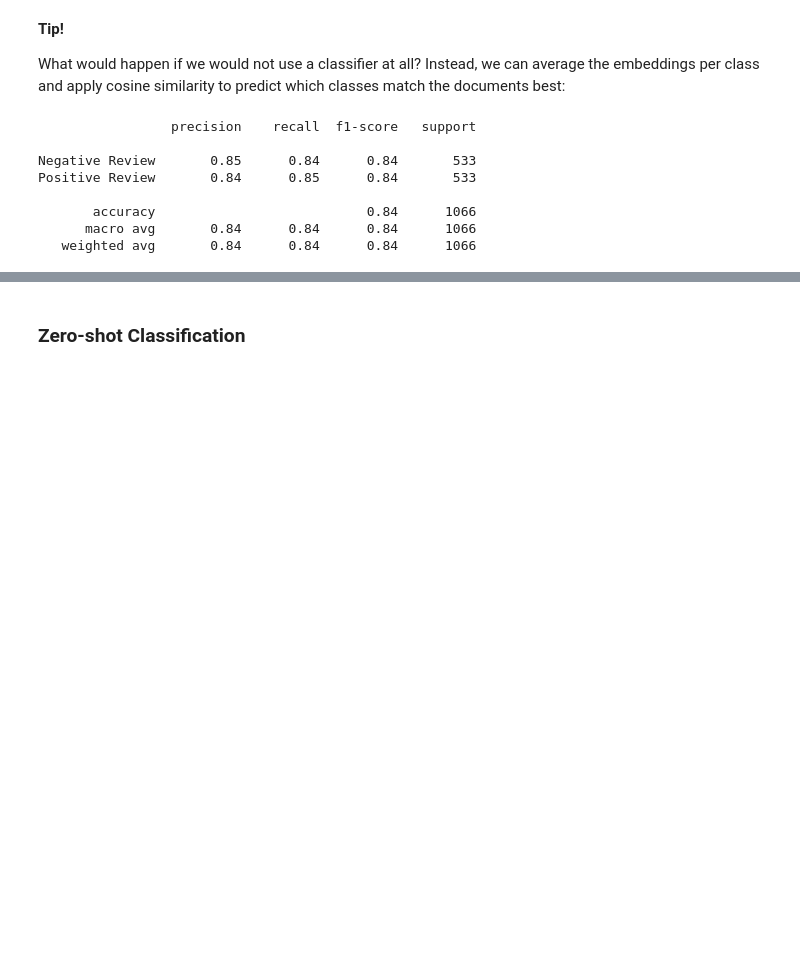
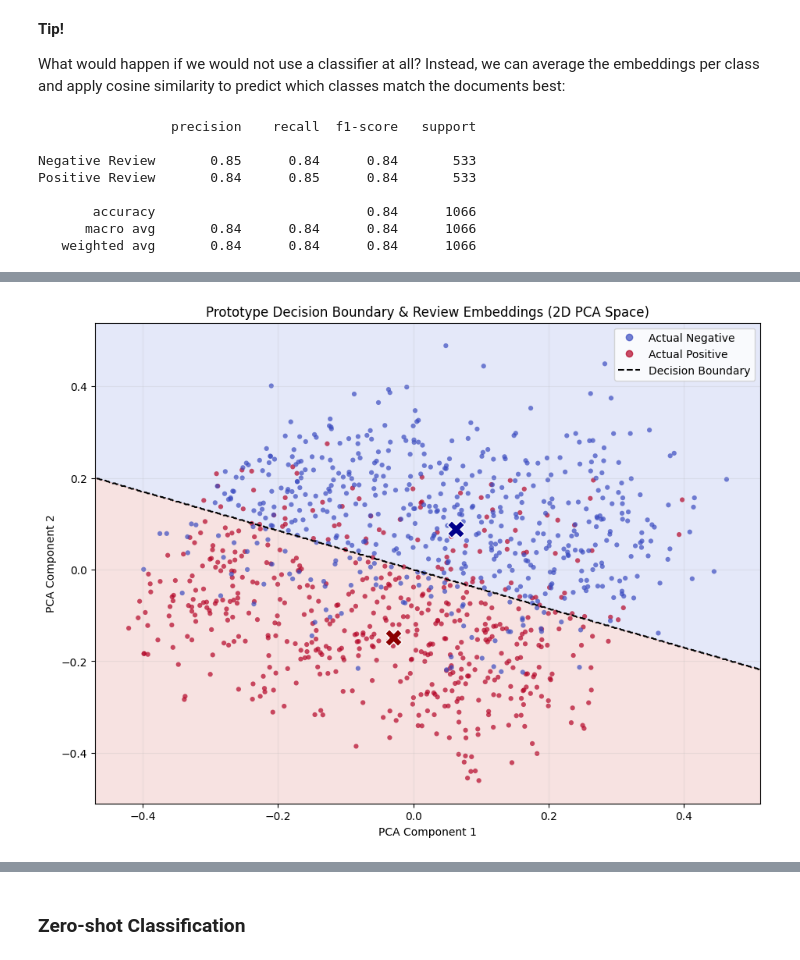
Before and after one commit to abdelrahmanali15/Hands-On-Large-Language-Models, a Jupyter notebook: chapter04/Chapter 4 - Text Classification.ipynb, the cells around one changed output, grey strips where cells are left out. Cells and saved outputs as stored; diff of their text form; code cells hidden in the pictures; blank space fills up the shorter version.

```diff
--- a/chapter04/Chapter 4 - Text Classification.ipynb
+++ b/chapter04/Chapter 4 - Text Classification.ipynb
@@ -249,0 +378,62 @@ Positive Review       0.84      0.85      0.84       533
+# %%
+import numpy as np
+import matplotlib.pyplot as plt
+from sklearn.decomposition import PCA
+from sklearn.metrics.pairwise import cosine_similarity
+
+# 1. Compress the test embeddings down to 2 dimensions
+pca = PCA(n_components=2, random_state=42)
+embeddings_2d = pca.fit_transform(test_embeddings)
+
+# 2. Compress the 768D prototypes into the exact same 2D PCA space
+# (averaged_target_embeddings has shape [2, 768])
+prototypes_2d = pca.transform(averaged_target_embeddings)
+neg_prototype_2d = prototypes_2d[0]
+pos_prototype_2d = prototypes_2d[1]
+
+# 3. Create a mesh grid over the boundaries of our 2D plot
+x_min, x_max = embeddings_2d[:, 0].min() - 0.05, embeddings_2d[:, 0].max() + 0.05
+y_min, y_max = embeddings_2d[:, 1].min() - 0.05, embeddings_2d[:, 1].max() + 0.05
+xx, yy = np.meshgrid(np.arange(x_min, x_max, 0.002),
+                     np.arange(y_min, y_max, 0.002))
+
+# 4. Flatten the grid points to calculate similarities for the entire background
+grid_points = np.c_[xx.ravel(), yy.ravel()]
+
+# Calculate cosine similarity of every grid coordinate to the 2D prototypes
+grid_sims = cosine_similarity(grid_points, prototypes_2d)
+# Determine background assignment (0 or 1) based on argmax
+grid_predictions = np.argmax(grid_sims, axis=1)
+grid_predictions = grid_predictions.reshape(xx.shape)
+
+# 5. Start plotting
+plt.figure(figsize=(11, 8))
+
+# Draw the decision boundary / background regions
+plt.contourf(xx, yy, grid_predictions, alpha=0.15, cmap='coolwarm')
+# Draw the explicit boundary line separating the two regions
+plt.contour(xx, yy, grid_predictions, levels=[0.5], colors='black', linewidths=1.5, linestyles='--')
+
+# Plot the test data points colored by their ACTUAL labels
+scatter = plt.scatter(embeddings_2d[:, 0], embeddings_2d[:, 1],
+                      c=data["test"]["label"], cmap='coolwarm', alpha=0.7, s=20, edgecolors='none')
+
+# Plot the central Prototypes as large distinct markers so you can see them
+plt.scatter(neg_prototype_2d[0], neg_prototype_2d[1], color='darkblue', marker='X', s=250, label='Negative Centroid', edgecolor='white')
+plt.scatter(pos_prototype_2d[0], pos_prototype_2d[1], color='darkred', marker='X', s=250, label='Positive Centroid', edgecolor='white')
+
+# Aesthetics and Labels
+labels = ["Actual Negative", "Actual Positive"]
+legend_handles = scatter.legend_elements()[0]
+plt.legend(handles=legend_handles + [plt.Line2D([0], [0], color='black', linestyle='--')],
+           labels=labels + ["Decision Boundary"], loc="upper right")
+
+plt.title("Prototype Decision Boundary & Review Embeddings (2D PCA Space)")
+plt.xlabel("PCA Component 1")
+plt.ylabel("PCA Component 2")
+plt.xlim(x_min, x_max)
+plt.ylim(y_min, y_max)
+plt.grid(True, alpha=0.2)
+plt.show()
+# %% [output]
+[figure, added]
```
Also changed, not shown: parts of 13 cells of this notebook.
